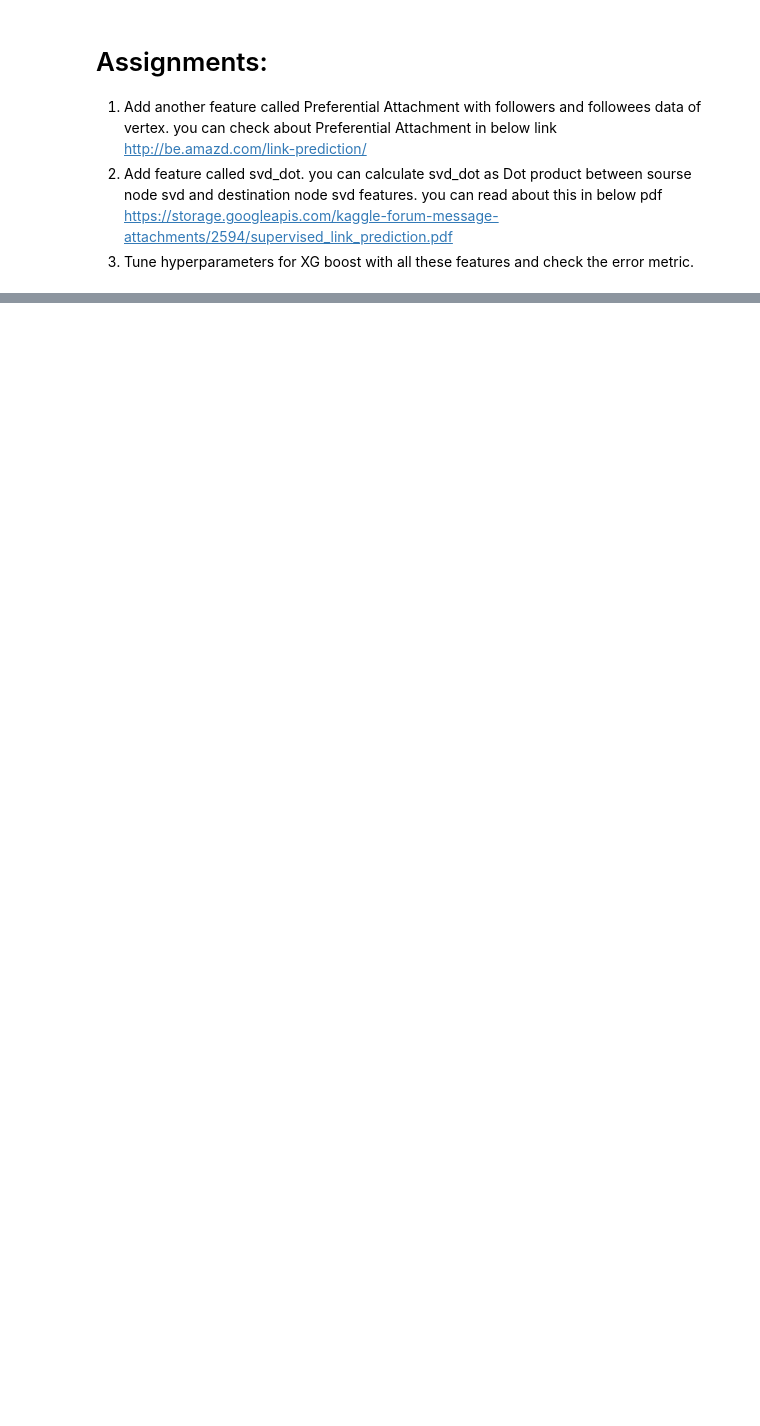
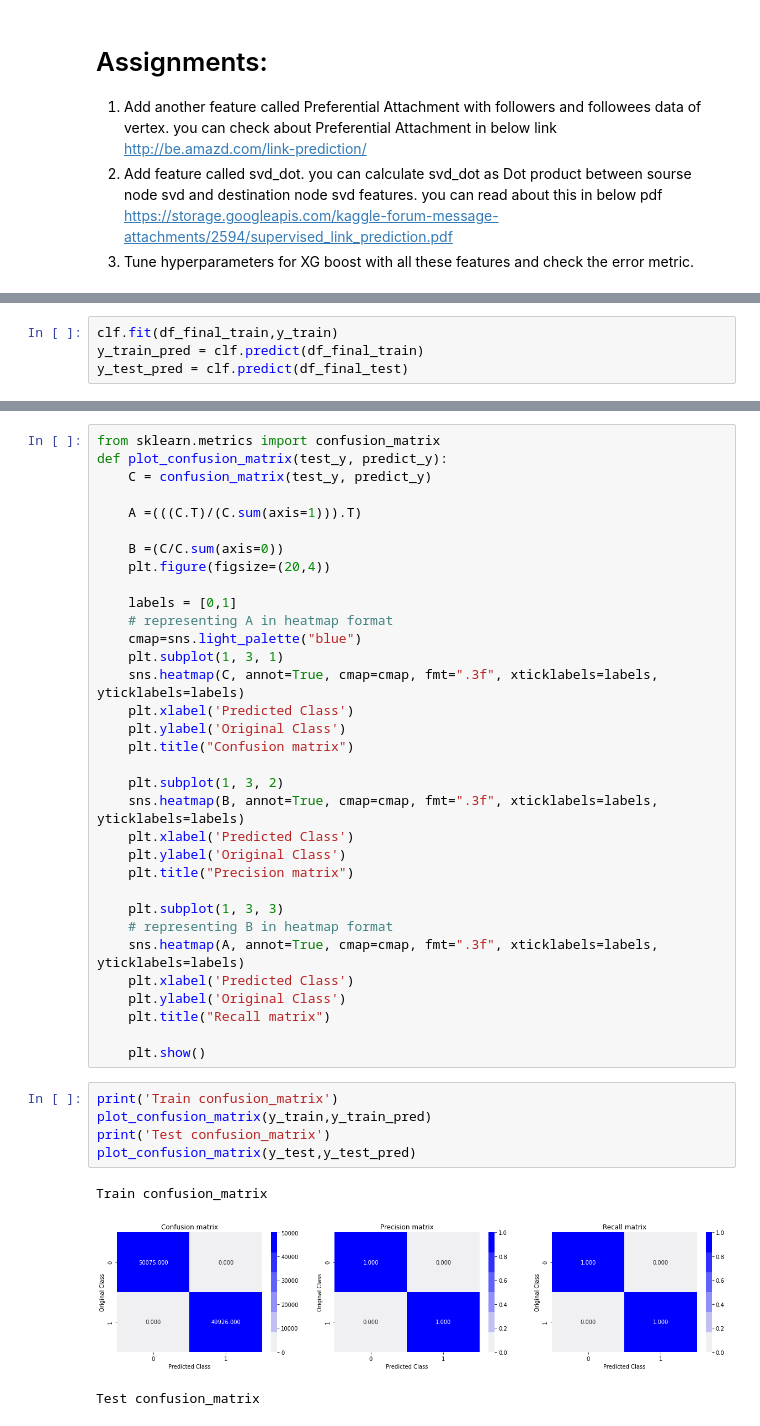
Before and after one commit to Chaitanya-Majety/Jupyter, a Jupyter notebook: Jupyter Notebooks/EDA/Facebook/FB_Models.ipynb, the cells around one changed output, grey strips where cells are left out. Saved outputs shown, nothing was run; the diff lists cells and outputs as text; blank space fills up the shorter version.

```diff
--- a/Jupyter Notebooks/EDA/Facebook/FB_Models.ipynb
+++ b/Jupyter Notebooks/EDA/Facebook/FB_Models.ipynb
@@ -260,0 +304,4 @@ https://storage.googleapis.com/kaggle-forum-message-attachments/2594/supervised_
+# %%
+clf.fit(df_final_train,y_train)
+y_train_pred = clf.predict(df_final_train)
+y_test_pred = clf.predict(df_final_test)
@@ -260,0 +317,42 @@ https://storage.googleapis.com/kaggle-forum-message-attachments/2594/supervised_
+# %%
+from sklearn.metrics import confusion_matrix
+def plot_confusion_matrix(test_y, predict_y):
+    C = confusion_matrix(test_y, predict_y)
+
+    A =(((C.T)/(C.sum(axis=1))).T)
+
+    B =(C/C.sum(axis=0))
+    plt.figure(figsize=(20,4))
+
+    labels = [0,1]
+    # representing A in heatmap format
+    cmap=sns.light_palette("blue")
+    plt.subplot(1, 3, 1)
+    sns.heatmap(C, annot=True, cmap=cmap, fmt=".3f", xticklabels=labels, yticklabels=labels)
+    plt.xlabel('Predicted Class')
+    plt.ylabel('Original Class')
+    plt.title("Confusion matrix")
+
+    plt.subplot(1, 3, 2)
+    sns.heatmap(B, annot=True, cmap=cmap, fmt=".3f", xticklabels=labels, yticklabels=labels)
+    plt.xlabel('Predicted Class')
+    plt.ylabel('Original Class')
+    plt.title("Precision matrix")
+
+    plt.subplot(1, 3, 3)
+    # representing B in heatmap format
+    sns.heatmap(A, annot=True, cmap=cmap, fmt=".3f", xticklabels=labels, yticklabels=labels)
+    plt.xlabel('Predicted Class')
+    plt.ylabel('Original Class')
+    plt.title("Recall matrix")
+
+    plt.show()
+# %%
+print('Train confusion_matrix')
+plot_confusion_matrix(y_train,y_train_pred)
+print('Test confusion_matrix')
+plot_confusion_matrix(y_test,y_test_pred)
+# %% [output]
+Train confusion_matrix
+[figure, added]
+Test confusion_matrix
```
Also changed, not shown: parts of 24 cells of this notebook, 5 other files.
